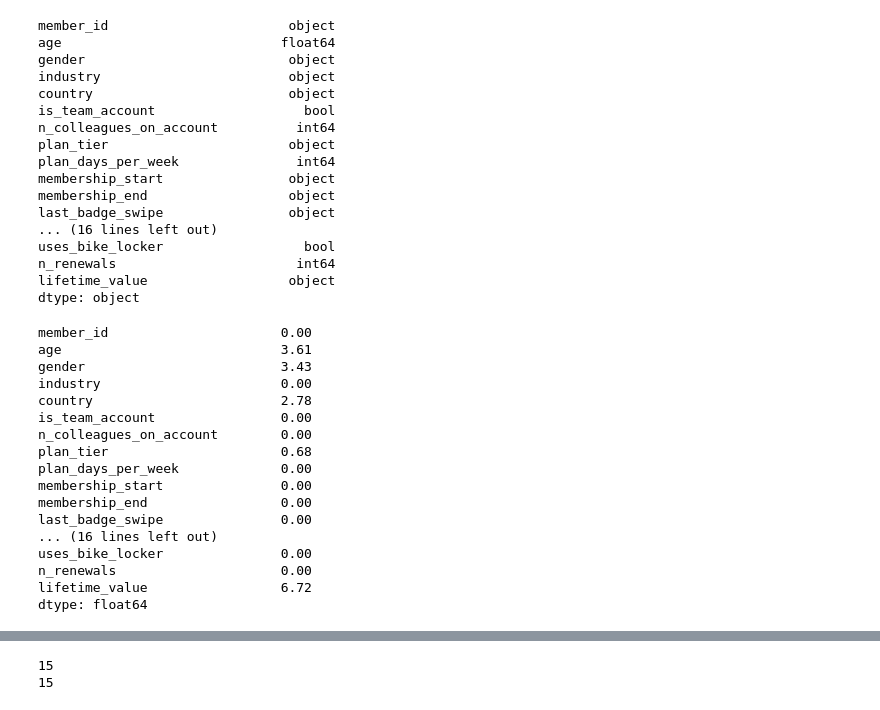
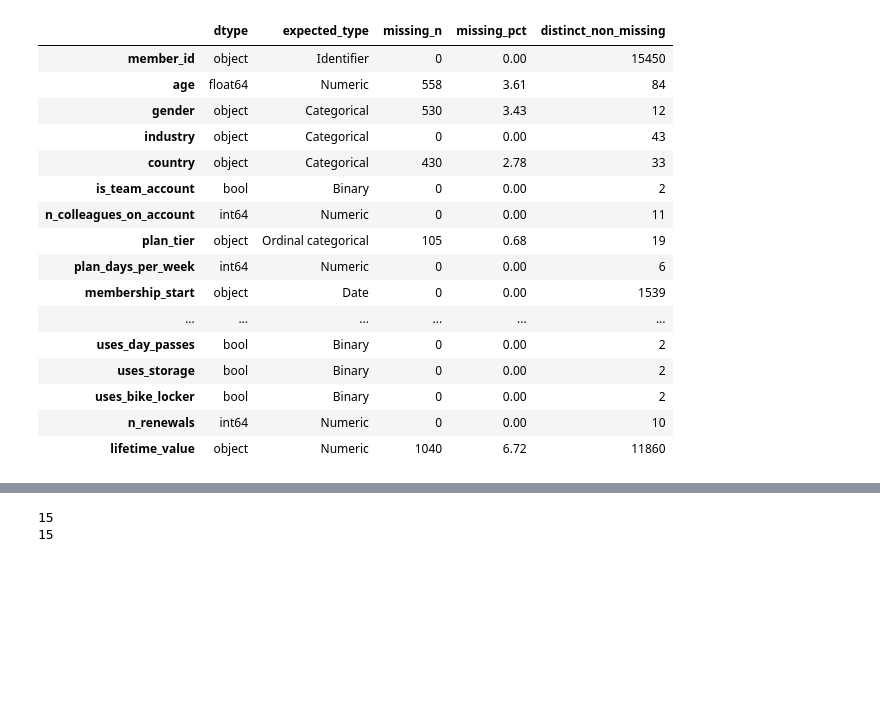
Before and after one commit to arfarfq/data_mining, a Jupyter notebook: notebooks/EDA.ipynb, the cells around one changed output, grey strips where cells are left out. Drawn from its saved outputs; the diff is of its cells as text; code cells hidden in the pictures; blank space fills up the shorter version.

```diff
--- a/notebooks/EDA.ipynb
+++ b/notebooks/EDA.ipynb
@@ -57,40 +124,27 @@ memory usage: 2.7+ MB
 # %%
-df_raw.dtypes
+raw_profile = pd.DataFrame({
+    'dtype': df_raw.dtypes.astype(str),
+    'expected_type': data_dictionary.set_index('feature')['role'].reindex(df_raw.columns),
+    'missing_n': df_raw.isna().sum(),
+    'missing_pct': round((df_raw.isna().sum() / len(df_raw)) * 100, 2),
+    'distinct_non_missing': df_raw.nunique(),
+})
+display(raw_profile)
 # %% [output]
-member_id                       object
-age                            float64
-gender                          object
-industry                        object
-country                         object
-is_team_account                   bool
-n_colleagues_on_account          int64
-plan_tier                       object
-plan_days_per_week               int64
-membership_start                object
-membership_end                  object
-last_badge_swipe                object
-... (16 lines left out)
-uses_bike_locker                  bool
-n_renewals                       int64
-lifetime_value                  object
-dtype: object
+|  | dtype | expected_type | missing_n | missing_pct | distinct_non_missing |
+| member_id | object | Identifier | 0 | 0.00 | 15450 |
+| age | float64 | Numeric | 558 | 3.61 | 84 |
+| gender | object | Categorical | 530 | 3.43 | 12 |
+| industry | object | Categorical | 0 | 0.00 | 43 |
+| country | object | Categorical | 430 | 2.78 | 33 |
+| is_team_account | bool | Binary | 0 | 0.00 | 2 |
+| n_colleagues_on_account | int64 | Numeric | 0 | 0.00 | 11 |
+| plan_tier | object | Ordinal categorical | 105 | 0.68 | 19 |
+| plan_days_per_week | int64 | Numeric | 0 | 0.00 | 6 |
+| membership_start | object | Date | 0 | 0.00 | 1539 |
+| ... | ... | ... | ... | ... | ... |
+| uses_day_passes | bool | Binary | 0 | 0.00 | 2 |
+| uses_storage | bool | Binary | 0 | 0.00 | 2 |
+| uses_bike_locker | bool | Binary | 0 | 0.00 | 2 |
+| n_renewals | int64 | Numeric | 0 | 0.00 | 10 |
+| lifetime_value | object | Numeric | 1040 | 6.72 | 11860 |
-# %%
-round(df_raw.isna().sum()/len(df_raw)*100,2)
-# %% [output]
-member_id                      0.00
-age                            3.61
-gender                         3.43
-industry                       0.00
-country                        2.78
-is_team_account                0.00
-n_colleagues_on_account        0.00
-plan_tier                      0.68
-plan_days_per_week             0.00
-membership_start               0.00
-membership_end                 0.00
-last_badge_swipe               0.00
-... (16 lines left out)
-uses_bike_locker               0.00
-n_renewals                     0.00
-lifetime_value                 6.72
-dtype: float64
```
Also changed, not shown: parts of 22 cells of this notebook, 3 other files.
